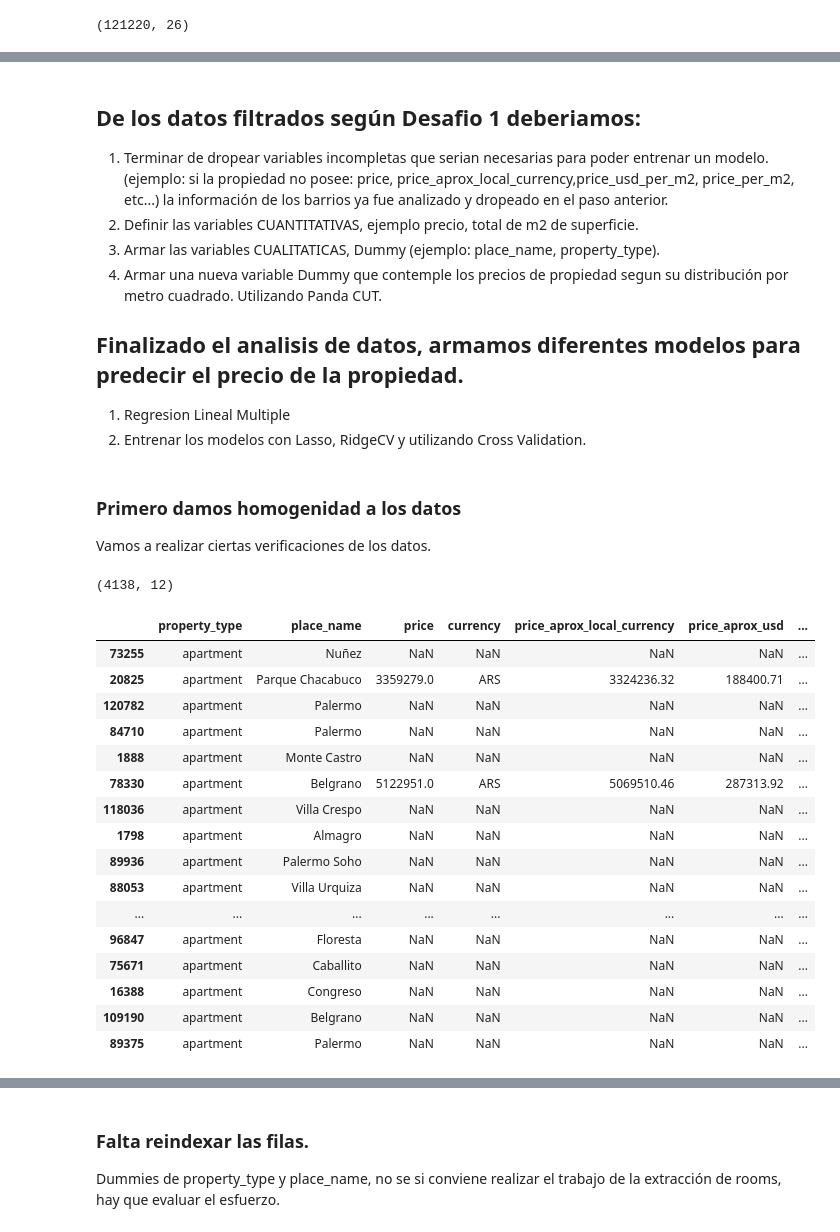
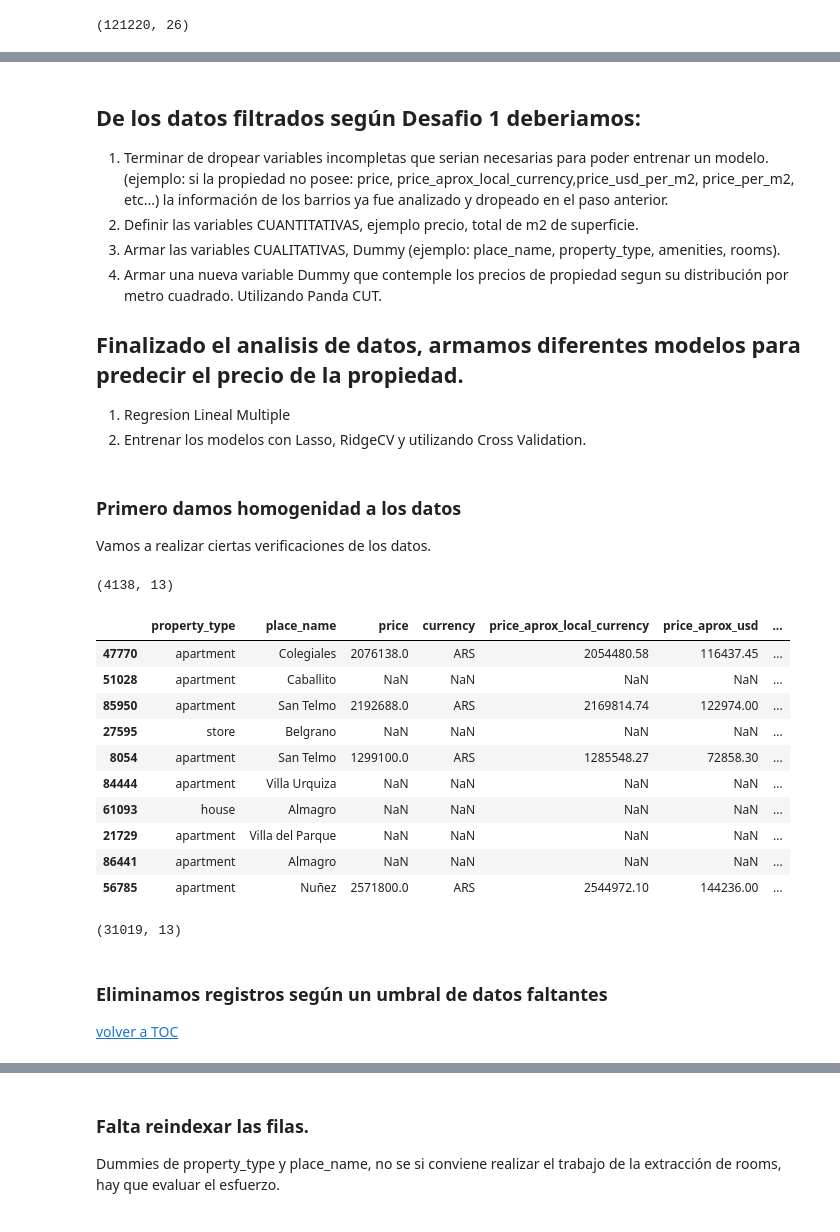
Before and after one commit to nachommm/Desafio2, a Jupyter notebook: desafio2-machine.learning.ipynb, the cells around one changed output, grey strips where cells are left out. Saved outputs shown, nothing was run; the diff lists cells and outputs as text; code cells hidden in the pictures.

Commit message:
Arreglos de orden, extraccion de datos de description, dummies"

```diff
--- a/desafio2-machine.learning.ipynb
+++ b/desafio2-machine.learning.ipynb
@@ -124,0 +182,7 @@ data_caba.drop(data_caba.loc[capi_mask, :].index, inplace=True)
+# %%
+# Creamos la lista de columnas a filtrar
+drop_columns = ['Unnamed: 0', 'operation', 'place_with_parent_names', 'country_name', 'state_name', 'geonames_id', 'lat-lon','lat', 'lon',
+               'expenses','properati_url','title', 'image_thumbnail']
+
+data_caba_clean = data_caba.drop(drop_columns, axis=1)
+data_caba_clean.head(5)
@@ -124,0 +201,5 @@ data_caba.drop(data_caba.loc[capi_mask, :].index, inplace=True)
+# %%
+# Creamos una mask para traer los valores en monedas que no son USD ni ARS.
+currency_OTHER_CURRENCY_mask = (data_caba_clean.currency == 'PEN') | (data_caba_clean.currency == 'UYU')
+# Observamos esos registros
+data_caba_clean.loc[currency_OTHER_CURRENCY_mask, :]
@@ -124,0 +210,5 @@ data_caba.drop(data_caba.loc[capi_mask, :].index, inplace=True)
+# %%
+# Hacemos drop de esos registros y chequeamos la diferencia entre cantidad original y actual
+cant_registros = data_caba_clean.shape[0]
+data_caba_clean.drop(data_caba_clean.loc[currency_OTHER_CURRENCY_mask, :].index, inplace = True)
+print(f'Cantidad de registros original - registro actuales: {cant_registros - data_caba_clean.shape[0]}')
@@ -124,0 +221,7 @@ data_caba.drop(data_caba.loc[capi_mask, :].index, inplace=True)
+# %%
+# Dropeamos los de Capital Federal
+capi_mask = data_caba_clean.place_name == 'Capital Federal'
+data_caba_clean.drop(data_caba_clean.loc[capi_mask, :].index, inplace=True)
+
+# Chequeamos cómo quedaron los datos
+data_caba_clean.shape
@@ -151,7 +302,7 @@ data_caba.head(20)
 
 1. Terminar de dropear variables incompletas que serian necesarias para poder entrenar un modelo. (ejemplo: si la propiedad no posee: price, price_aprox_local_currency,price_usd_per_m2, price_per_m2, etc...) la información de los barrios ya fue analizado y dropeado en el paso anterior.
 2. Definir las variables CUANTITATIVAS, ejemplo precio, total de m2 de superficie.
-3. Armar las variables CUALITATICAS, Dummy (ejemplo: place_name, property_type).
+3. Armar las variables CUALITATIVAS, Dummy (ejemplo: place_name, property_type, amenities, rooms).
 4. Armar una nueva variable Dummy que contemple los precios de propiedad segun su distribución por metro cuadrado. Utilizando Panda CUT.
 
 ## Finalizado el analisis de datos, armamos diferentes modelos para predecir el precio de la propiedad.
@@ -165,37 +316,39 @@ Vamos a realizar ciertas verificaciones de los datos.
 # %%
 # 1. Verificamos que el price y el price_aprox_usd sean los mismos, y luego si fuera así dropeamos el price_aprox_usd
 
-mask_price_validation = data_caba.price != data_caba.price_aprox_usd
+mask_price_validation = data_caba_clean.price != data_caba_clean.price_aprox_usd
 
-display(data_caba.loc[mask_price_validation, :].shape)
+display(data_caba_clean.loc[mask_price_validation, :].shape)
 
 # Detectamos que hay 4138 propiedades donde los valores son diferentes? pero estan en Pesos o son NaN?
 
-display(data_caba.loc[mask_price_validation, :].sample(20))
+display(data_caba_clean.loc[mask_price_validation, :].sample(10))
 
 # Detectamos que tenemos los dos casos, donde los precios son NaN y donde la moneda está en ARS (lo cual no estaría mal)
 # En el caso de ARS, vemos que el valor de price toma el de la moneda local ~ Por lo que podriamos llegar a eliminar price, currency y price_aprox_local_currency
 
 # Para los valores de NaN tendriamos que tomar la decisión si los dropeamos o tratamos de calcular un precio promedio en base a la cantidad de metros cuadrados. Podemos hacerlo en base al calculo que realizamos en el Desafio 1 ??
 # %% [output]
-(4138, 12)
+(4138, 13)
 |  | property_type | place_name | price | currency | price_aprox_local_currency | price_aprox_usd | ... |
-| 73255 | apartment | Nuñez | NaN | NaN | NaN | NaN | ... |
-| 20825 | apartment | Parque Chacabuco | 3359279.0 | ARS | 3324236.32 | 188400.71 | ... |
-| 120782 | apartment | Palermo | NaN | NaN | NaN | NaN | ... |
-| 84710 | apartment | Palermo | NaN | NaN | NaN | NaN | ... |
-| 1888 | apartment | Monte Castro | NaN | NaN | NaN | NaN | ... |
-| 78330 | apartment | Belgrano | 5122951.0 | ARS | 5069510.46 | 287313.92 | ... |
-| 118036 | apartment | Villa Crespo | NaN | NaN | NaN | NaN | ... |
-| 1798 | apartment | Almagro | NaN | NaN | NaN | NaN | ... |
-| 89936 | apartment | Palermo Soho | NaN | NaN | NaN | NaN | ... |
-| 88053 | apartment | Villa Urquiza | NaN | NaN | NaN | NaN | ... |
-| ... | ... | ... | ... | ... | ... | ... | ... |
-| 96847 | apartment | Floresta | NaN | NaN | NaN | NaN | ... |
-| 75671 | apartment | Caballito | NaN | NaN | NaN | NaN | ... |
-| 16388 | apartment | Congreso | NaN | NaN | NaN | NaN | ... |
-| 109190 | apartment | Belgrano | NaN | NaN | NaN | NaN | ... |
-| 89375 | apartment | Palermo | NaN | NaN | NaN | NaN | ... |
+| 47770 | apartment | Colegiales | 2076138.0 | ARS | 2054480.58 | 116437.45 | ... |
+| 51028 | apartment | Caballito | NaN | NaN | NaN | NaN | ... |
+| 85950 | apartment | San Telmo | 2192688.0 | ARS | 2169814.74 | 122974.00 | ... |
+| 27595 | store | Belgrano | NaN | NaN | NaN | NaN | ... |
+| 8054 | apartment | San Telmo | 1299100.0 | ARS | 1285548.27 | 72858.30 | ... |
+| 84444 | apartment | Villa Urquiza | NaN | NaN | NaN | NaN | ... |
+| 61093 | house | Almagro | NaN | NaN | NaN | NaN | ... |
+| 21729 | apartment | Villa del Parque | NaN | NaN | NaN | NaN | ... |
+| 86441 | apartment | Almagro | NaN | NaN | NaN | NaN | ... |
+| 56785 | apartment | Nuñez | 2571800.0 | ARS | 2544972.10 | 144236.00 | ... |
+# %%
+data_caba_clean.shape
+# %% [output]
+(31019, 13)
+# %% [markdown]
+<h3> Eliminamos registros según un umbral de datos faltantes </h3>
+
+[volver a TOC](#section_toc)
 # %%
 # Elimino primero los registros donde no tengo nada de informacion.
 
```
Also changed, not shown: parts of 106 cells of this notebook.
